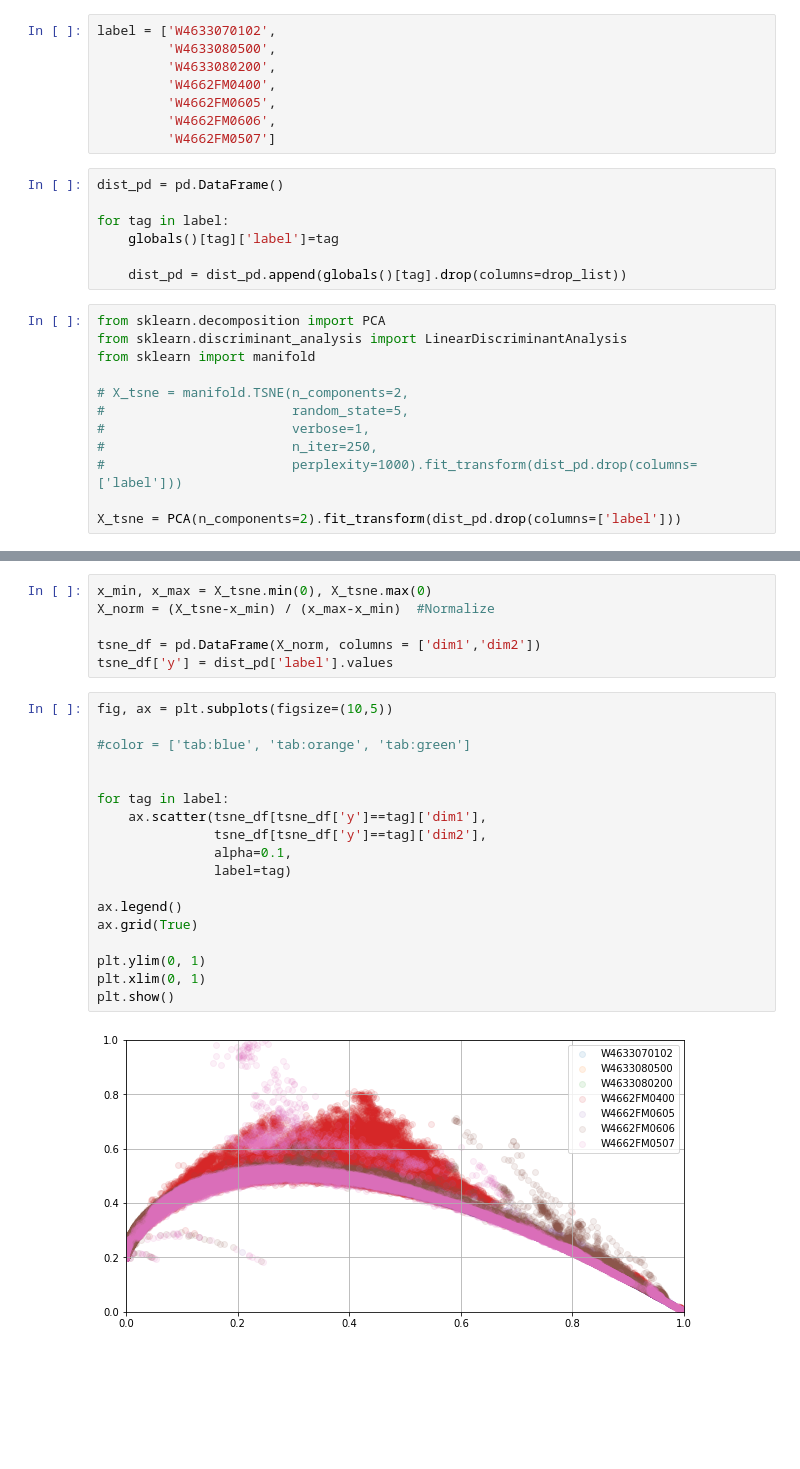
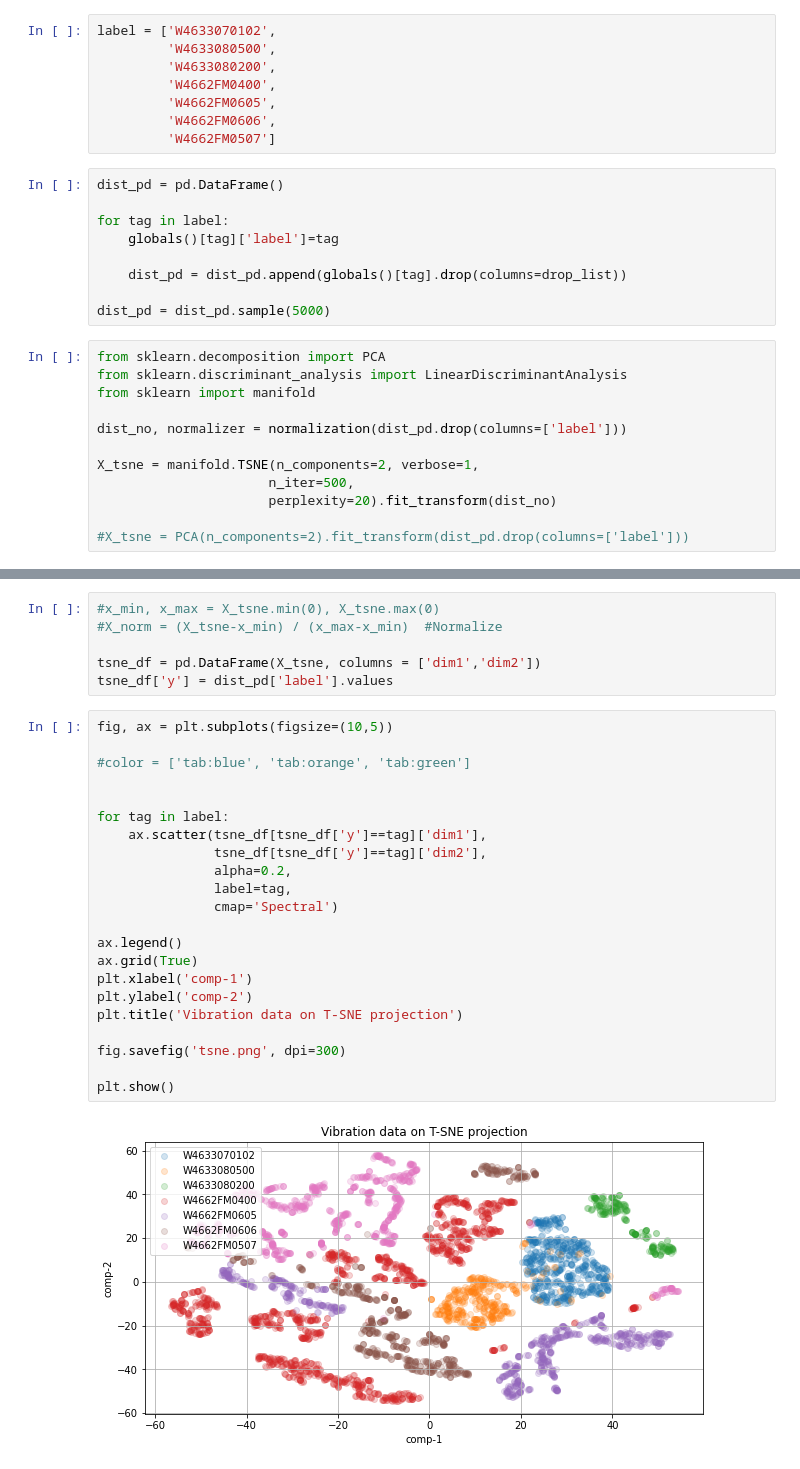
Before and after one commit to owen198/csc_domain_adaptation, a Jupyter notebook: csc_datasets.ipynb, the cells around one changed output, grey strips where cells are left out. Cells and saved outputs as stored; diff of their text form; blank space fills up the shorter version.

```diff
--- a/csc_datasets.ipynb
+++ b/csc_datasets.ipynb
@@ -260,15 +260,17 @@ for tag in label:
     globals()[tag]['label']=tag
 
     dist_pd = dist_pd.append(globals()[tag].drop(columns=drop_list))
+
+dist_pd = dist_pd.sample(5000)
 # %%
 from sklearn.decomposition import PCA
 from sklearn.discriminant_analysis import LinearDiscriminantAnalysis
 from sklearn import manifold
 
-# X_tsne = manifold.TSNE(n_components=2,
-#                        random_state=5,
-#                        verbose=1,
-#                        n_iter=250,
-#                        perplexity=1000).fit_transform(dist_pd.drop(columns=['label']))
+dist_no, normalizer = normalization(dist_pd.drop(columns=['label']))
 
-X_tsne = PCA(n_components=2).fit_transform(dist_pd.drop(columns=['label']))
+X_tsne = manifold.TSNE(n_components=2, verbose=1,
+                      n_iter=500,
+                      perplexity=20).fit_transform(dist_no)
+
+#X_tsne = PCA(n_components=2).fit_transform(dist_pd.drop(columns=['label']))
@@ -275,26 +289,30 @@ X_tsne = PCA(n_components=2).fit_transform(dist_pd.drop(columns=['label']))
 # %%
-x_min, x_max = X_tsne.min(0), X_tsne.max(0)
-X_norm = (X_tsne-x_min) / (x_max-x_min)  #Normalize
+#x_min, x_max = X_tsne.min(0), X_tsne.max(0)
+#X_norm = (X_tsne-x_min) / (x_max-x_min)  #Normalize
 
-tsne_df = pd.DataFrame(X_norm, columns = ['dim1','dim2'])
+tsne_df = pd.DataFrame(X_tsne, columns = ['dim1','dim2'])
 tsne_df['y'] = dist_pd['label'].values
 # %%
 fig, ax = plt.subplots(figsize=(10,5))
 
 #color = ['tab:blue', 'tab:orange', 'tab:green']
 
 
 for tag in label:
     ax.scatter(tsne_df[tsne_df['y']==tag]['dim1'],
                tsne_df[tsne_df['y']==tag]['dim2'],
-               alpha=0.1,
-               label=tag)
+               alpha=0.2,
+               label=tag,
+               cmap='Spectral')
 
 ax.legend()
 ax.grid(True)
+plt.xlabel('comp-1')
+plt.ylabel('comp-2')
+plt.title('Vibration data on T-SNE projection')
 
-plt.ylim(0, 1)
-plt.xlim(0, 1)
+fig.savefig('tsne.png', dpi=300)
+
 plt.show()
 # %% [output]
-[figure, old version]
+[figure, new version]
```
Also changed, not shown: parts of 2 cells of this notebook.
